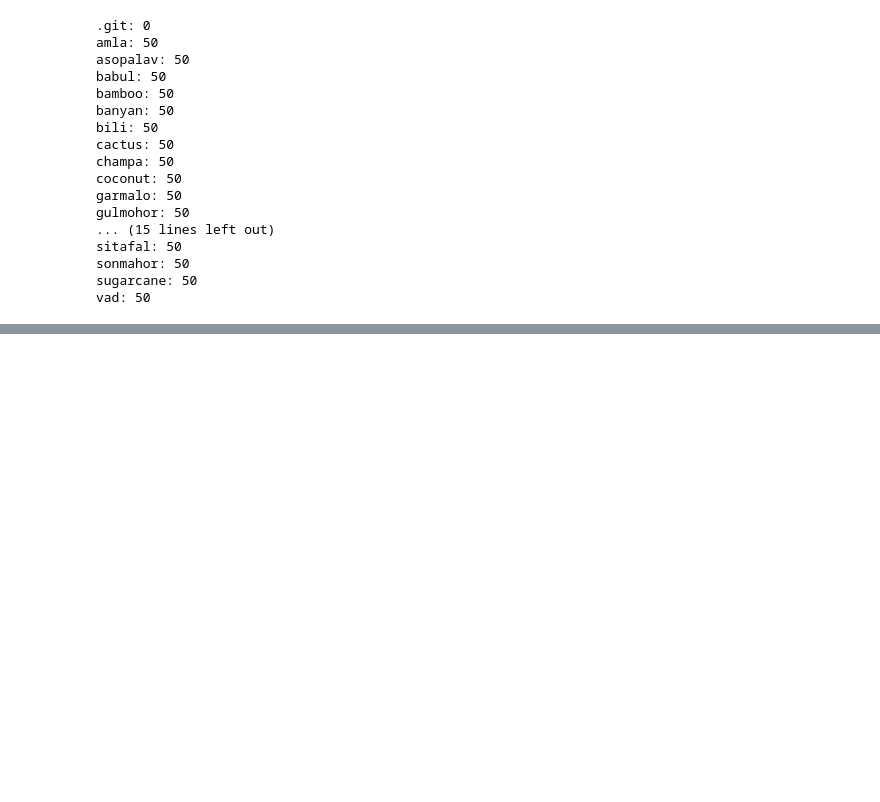
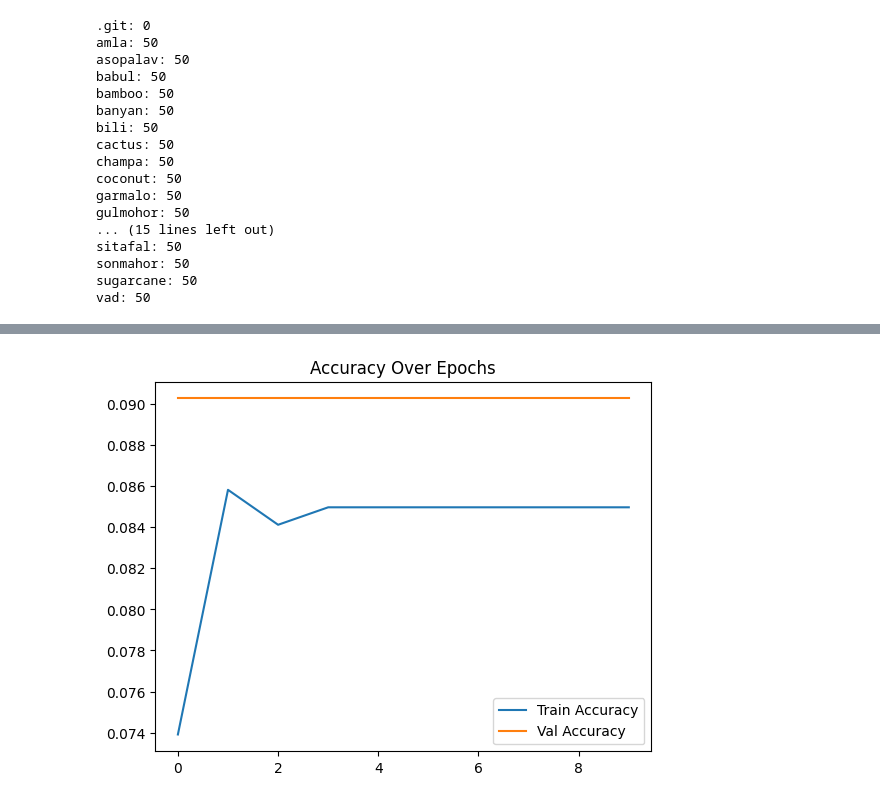
Before and after one commit to Im-LAKSH/TreeSpecies, a Jupyter notebook: TreeSpecies.ipynb, the cells around one changed output, grey strips where cells are left out. Cells and saved outputs as stored; diff of their text form; code cells hidden in the pictures; blank space fills up the shorter version.

```diff
--- a/TreeSpecies.ipynb
+++ b/TreeSpecies.ipynb
@@ -59,0 +397,23 @@ plt.show()
+# %%
+from tensorflow.keras.applications import EfficientNetB0
+from tensorflow.keras.models import Sequential
+from tensorflow.keras.layers import Dense, Dropout, GlobalAveragePooling2D
+from tensorflow.keras.optimizers import Adam
+
+base_model = EfficientNetB0(include_top=False, input_shape=(IMG_HEIGHT, IMG_WIDTH, 3), weights='imagenet')
+base_model.trainable = False  # Freeze base model
+
+model = Sequential([
+    base_model,
+    GlobalAveragePooling2D(),
+    Dropout(0.3),
+    Dense(128, activation='relu'),
+    Dropout(0.3),
+    Dense(train_gen.num_classes, activation='softmax')
+])
+
+model.compile(optimizer=Adam(learning_rate=0.001),
+              loss='categorical_crossentropy',
+              metrics=['accuracy'])
+
+model.summary()
@@ -59,0 +443,8 @@ plt.show()
+# %%
+EPOCHS = 10
+
+history = model.fit(
+    train_gen,
+    validation_data=val_gen,
+    epochs=EPOCHS
+)
@@ -59,0 +472,14 @@ plt.show()
+# %%
+# Plot accuracy/loss curves
+import matplotlib.pyplot as plt
+
+plt.plot(history.history['accuracy'], label='Train Accuracy')
+plt.plot(history.history['val_accuracy'], label='Val Accuracy')
+plt.legend()
+plt.title("Accuracy Over Epochs")
+plt.show()
+
+# Save model
+model.save("tree_species_model.h5")
+# %% [output]
+[figure, added]
```
Also changed, not shown: parts of 25 cells of this notebook.
